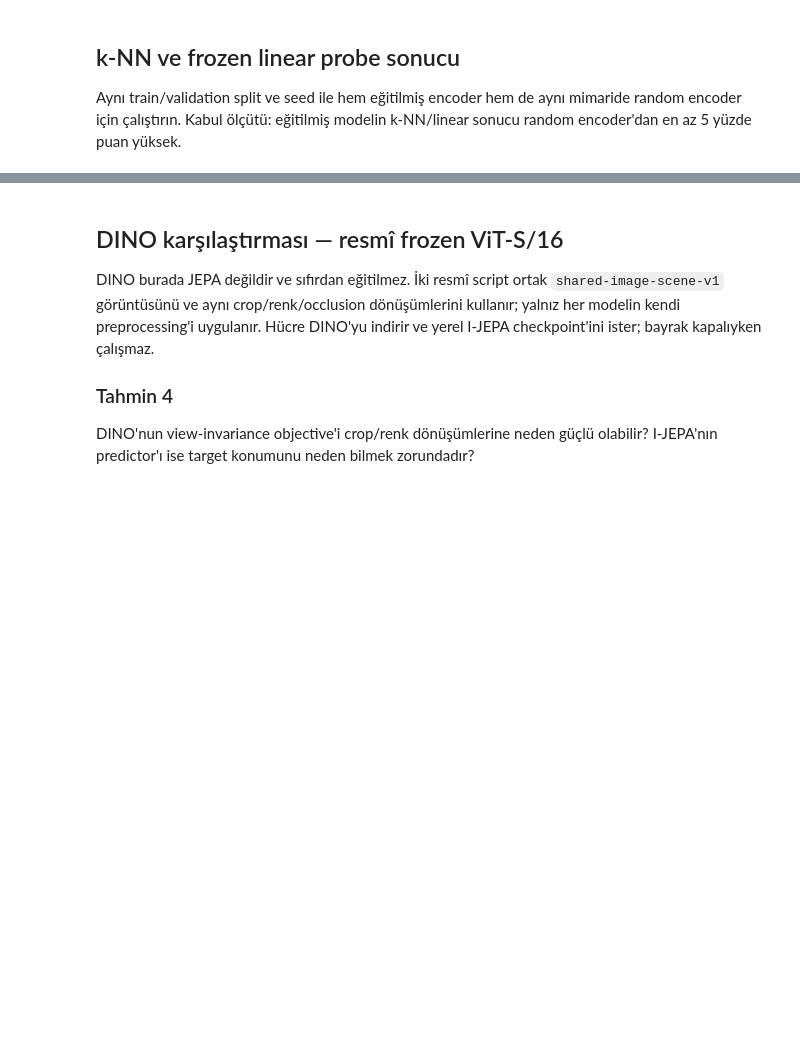
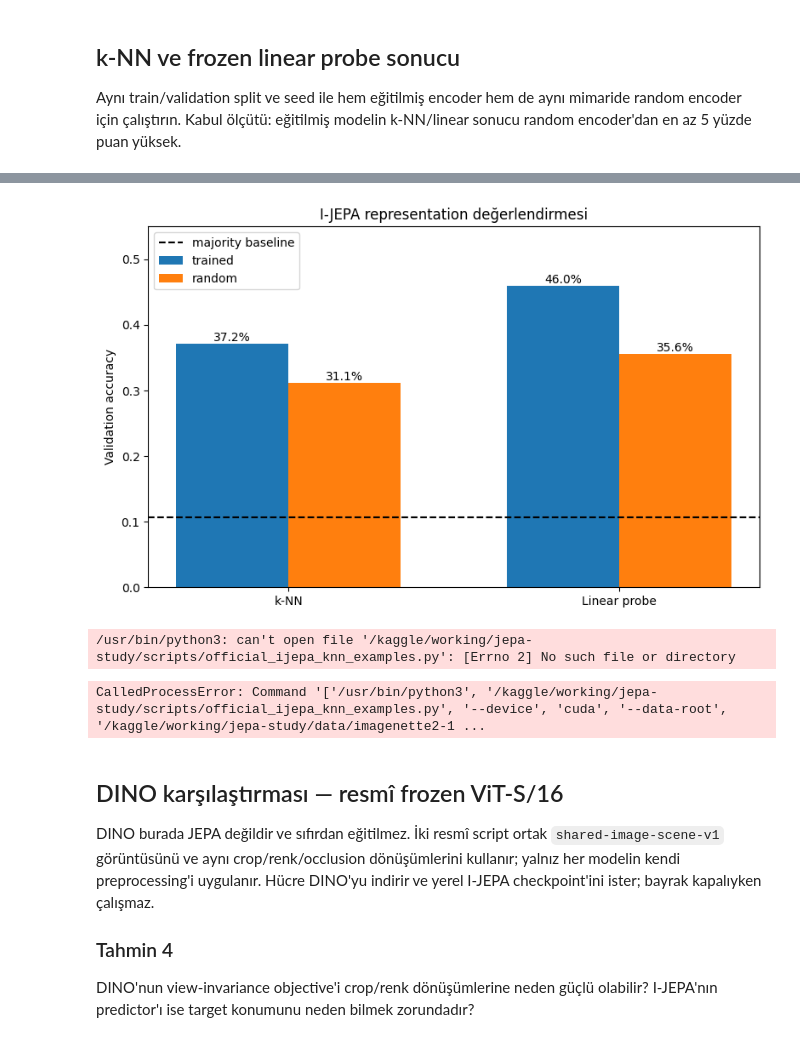
Before and after one commit to ErcanKurtoglu/JEPA_experiment, a Jupyter notebook: notebooks/01_ijepa_training_and_dino.ipynb, the cells around one changed output, grey strips where cells are left out. Drawn from its saved outputs; the diff is of its cells as text; code cells hidden in the pictures; blank space fills up the shorter version.

Commit message:
Add visual k-NN inspection for I-JEPA

```diff
--- a/notebooks/01_ijepa_training_and_dino.ipynb
+++ b/notebooks/01_ijepa_training_and_dino.ipynb
@@ -189,0 +291,56 @@ else:
+# %%
+import numpy as np
+import matplotlib.pyplot as plt
+
+evaluation = baseline_result['representation_evaluation']
+methods = ['k-NN', 'Linear probe']
+trained_scores = [
+    evaluation['trained']['knn_accuracy'],
+    evaluation['trained']['linear_accuracy'],
+]
+random_scores = [
+    evaluation['random']['knn_accuracy'],
+    evaluation['random']['linear_accuracy'],
+]
+majority = evaluation['trained']['majority_baseline']
+positions = np.arange(len(methods))
+width = 0.34
+
+figure, axis = plt.subplots(figsize=(8, 5))
+trained_bars = axis.bar(positions - width / 2, trained_scores, width, label='trained')
+random_bars = axis.bar(positions + width / 2, random_scores, width, label='random')
+axis.axhline(majority, color='black', linestyle='--', label='majority baseline')
+axis.set_xticks(positions, methods)
+axis.set_ylim(0, 0.55)
+axis.set_ylabel('Validation accuracy')
+axis.set_title('I-JEPA representation değerlendirmesi')
+axis.legend()
+axis.bar_label(trained_bars, labels=[f'{value:.1%}' for value in trained_scores])
+axis.bar_label(random_bars, labels=[f'{value:.1%}' for value in random_scores])
+figure.tight_layout()
+plt.show()
+# %% [output]
+[figure, added]
+# %%
+# Yeniden eğitim yoktur; checkpoint'ten feature çıkarımı ve probe analizi yapılır.
+knn_examples_path = ROOT / 'runs' / 'ijepa_baseline_30e_knn_examples.npz'
+baseline_checkpoint = ROOT / 'runs' / 'ijepa_baseline_30e.pt'
+assert baseline_checkpoint.is_file(), baseline_checkpoint
+
+subprocess.run([
+    sys.executable, str(ROOT / 'scripts/official_ijepa_knn_examples.py'),
+    '--device', str(device),
+    '--data-root', str(data_root),
+    '--checkpoint', str(baseline_checkpoint),
+    '--model', 'vit_tiny',
+    '--image-size', '224',
+    '--patch-size', '16',
+    '--predictor-dim', '192',
+    '--predictor-depth', '4',
+    '--batch-size', '128',
+    '--k', '20',
+    '--output', str(knn_examples_path),
+], cwd=ROOT, check=True)
+# %% [output]
+/usr/bin/python3: can't open file '/kaggle/working/jepa-study/scripts/official_ijepa_knn_examples.py': [Errno 2] No such file or directory
+CalledProcessError: Command '['/usr/bin/python3', '/kaggle/working/jepa-study/scripts/official_ijepa_knn_examples.py', '--device', 'cuda', '--data-root', '/kaggle/working/jepa-study/data/imagenette2-1 ...
```
Also changed, not shown: parts of 11 cells of this notebook, 1 other file.
